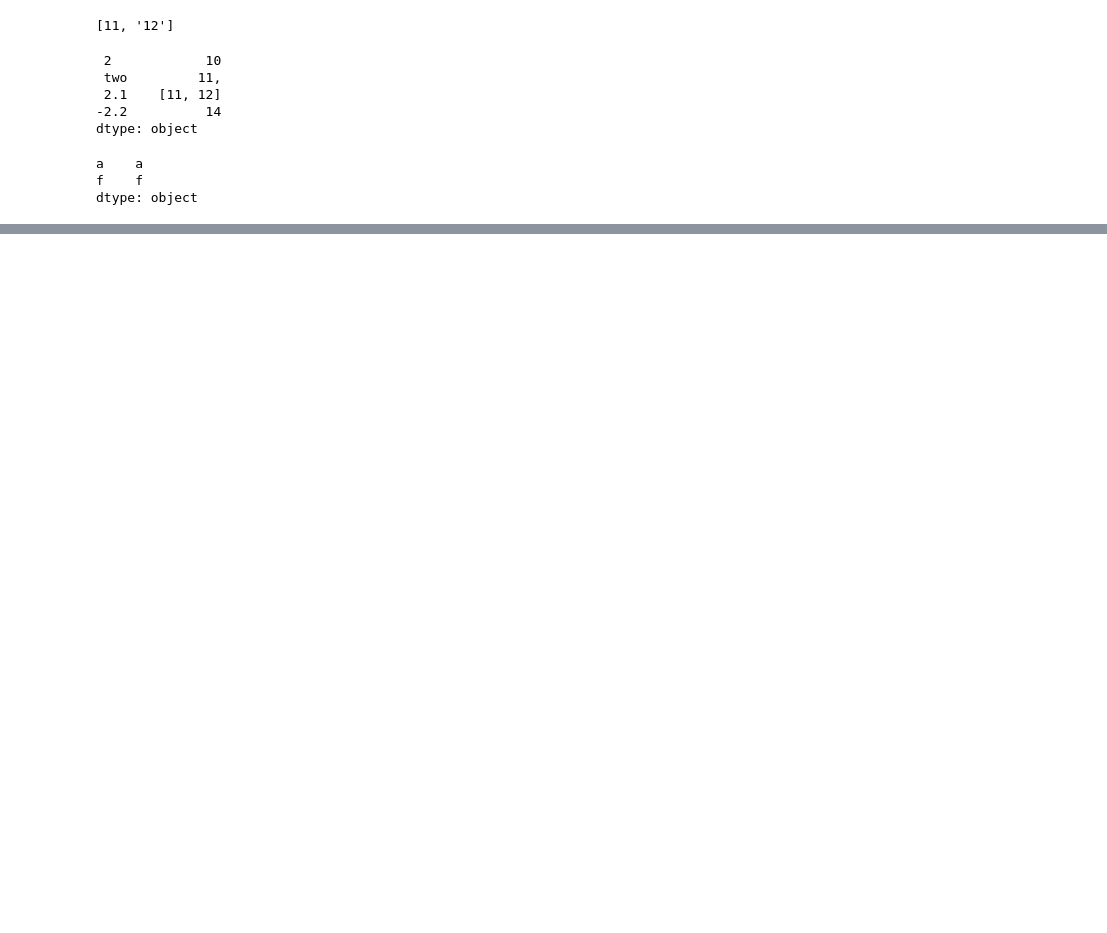
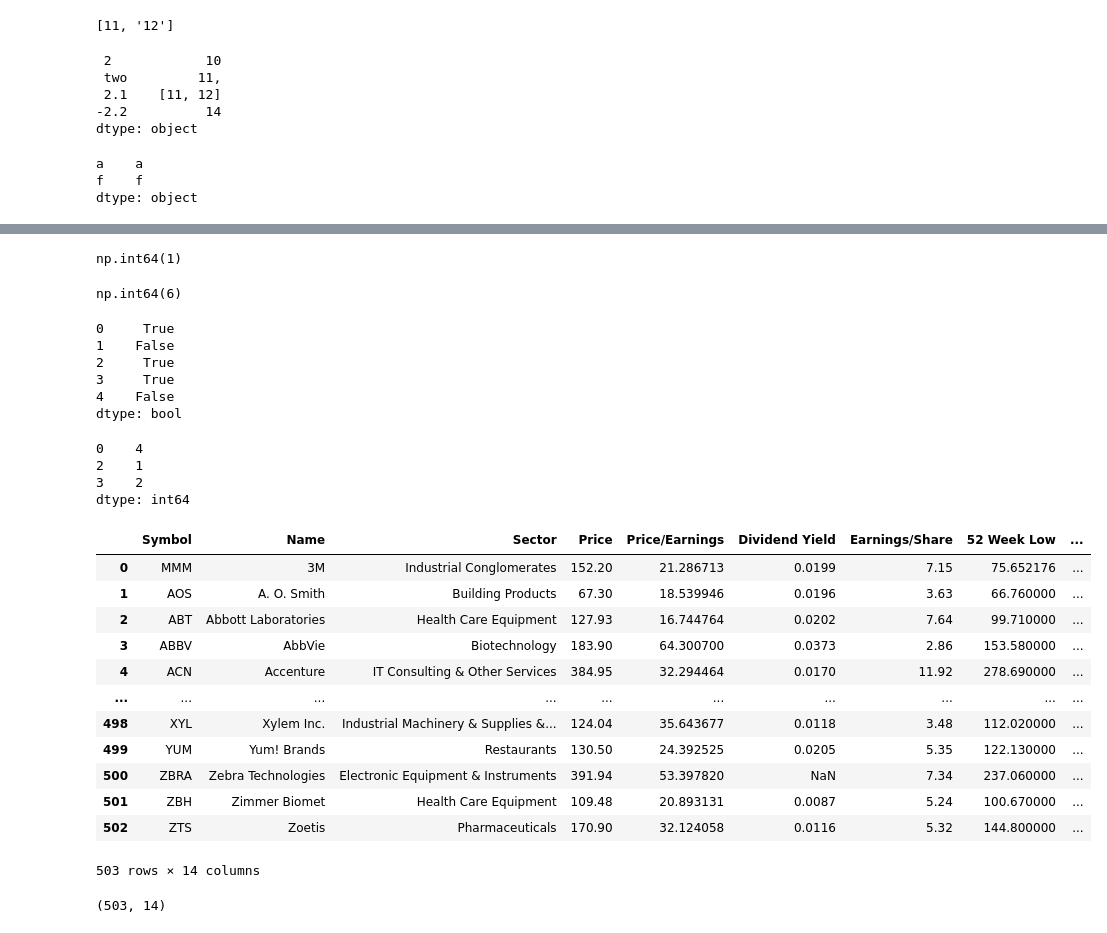
Before and after one commit to cobra-bubbles/AI_course, a Jupyter notebook: homeworks/HW02/HW02.ipynb, the cells around one changed output, grey strips where cells are left out. Cells and saved outputs as stored; diff of their text form; code cells hidden in the pictures; blank space fills up the shorter version.

```diff
--- a/homeworks/HW02/HW02.ipynb
+++ b/homeworks/HW02/HW02.ipynb
@@ -37,0 +99,8 @@ dtype: object
+# %%
+df.iloc[0, 0]
+# %% [output]
+np.int64(1)
+# %%
+df.iloc[-1, -1]
+# %% [output]
+np.int64(6)
@@ -37,0 +109,41 @@ dtype: object
+# %%
+r = s > 0
+r
+# %% [output]
+0     True
+1    False
+2     True
+3     True
+4    False
+dtype: bool
+# %%
+s[r]
+# %% [output]
+0    4
+2    1
+3    2
+dtype: int64
+# %%
+#url = 'https://datahub.io/core/s-and-p-500-companies-financials/r/constituents-financials.csv'
+url = 'https://raw.githubusercontent.com/datasets/s-and-p-500-companies-financials/main/data/constituents-financials.csv'
+file='constituents-financials_csv.csv'
+data = pd.read_csv(url, sep=',')
+data
+# %% [output]
+|  | Symbol | Name | Sector | Price | Price/Earnings | Dividend Yield | Earnings/Share | 52 Week Low | ... |
+| 0 | MMM | 3M | Industrial Conglomerates | 152.20 | 21.286713 | 0.0199 | 7.15 | 75.652176 | ... |
+| 1 | AOS | A. O. Smith | Building Products | 67.30 | 18.539946 | 0.0196 | 3.63 | 66.760000 | ... |
+| 2 | ABT | Abbott Laboratories | Health Care Equipment | 127.93 | 16.744764 | 0.0202 | 7.64 | 99.710000 | ... |
+| 3 | ABBV | AbbVie | Biotechnology | 183.90 | 64.300700 | 0.0373 | 2.86 | 153.580000 | ... |
+| 4 | ACN | Accenture | IT Consulting & Other Services | 384.95 | 32.294464 | 0.0170 | 11.92 | 278.690000 | ... |
+| ... | ... | ... | ... | ... | ... | ... | ... | ... | ... |
+| 498 | XYL | Xylem Inc. | Industrial Machinery & Supplies &... | 124.04 | 35.643677 | 0.0118 | 3.48 | 112.020000 | ... |
+| 499 | YUM | Yum! Brands | Restaurants | 130.50 | 24.392525 | 0.0205 | 5.35 | 122.130000 | ... |
+| 500 | ZBRA | Zebra Technologies | Electronic Equipment & Instruments | 391.94 | 53.397820 | NaN | 7.34 | 237.060000 | ... |
+| 501 | ZBH | Zimmer Biomet | Health Care Equipment | 109.48 | 20.893131 | 0.0087 | 5.24 | 100.670000 | ... |
+| 502 | ZTS | Zoetis | Pharmaceuticals | 170.90 | 32.124058 | 0.0116 | 5.32 | 144.800000 | ... |
+503 rows × 14 columns
+# %%
+data.shape
+# %% [output]
+(503, 14)
```
Also changed, not shown: parts of 28 cells of this notebook.
